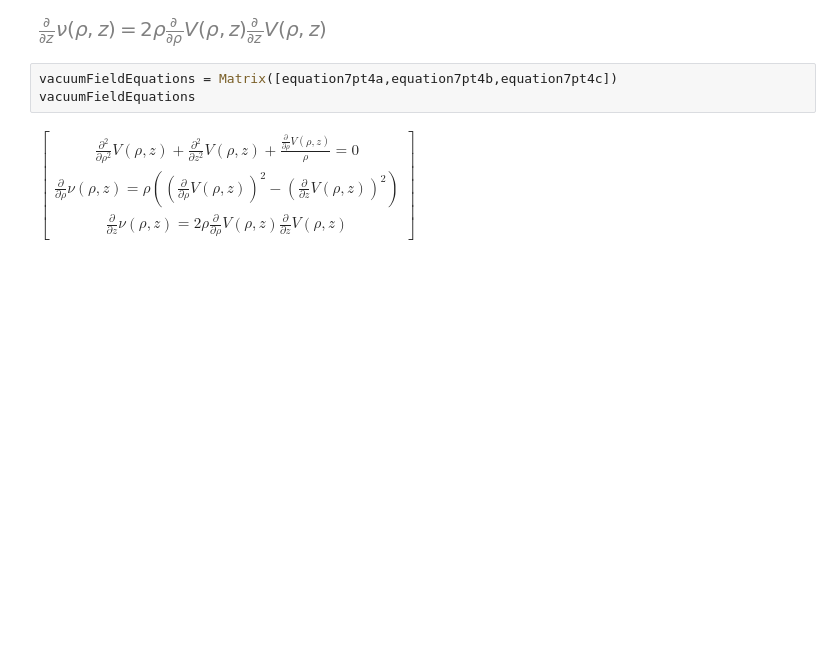
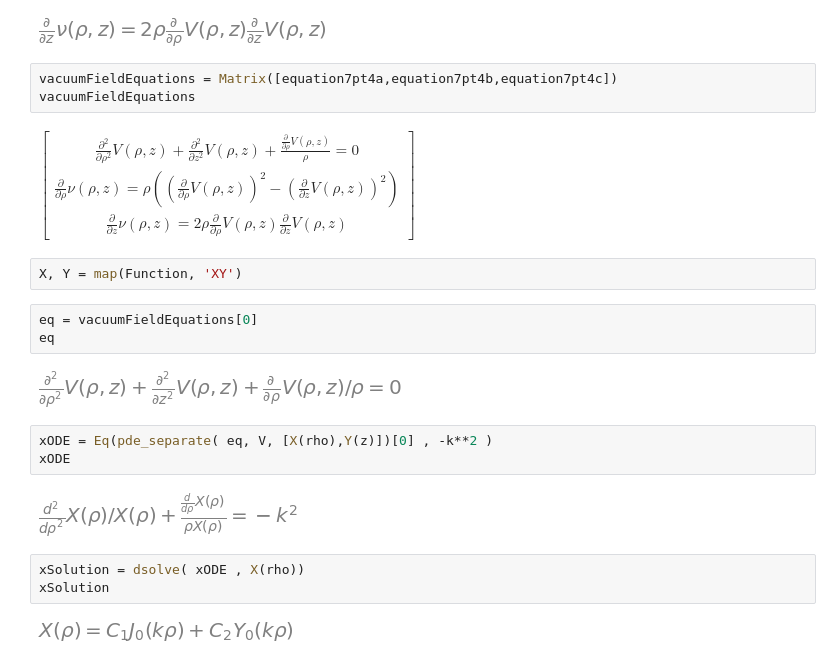
Before and after one commit to GeoffCope/General_Relativity_Python, a Jupyter notebook: Space_times_with_distribution_valued_curvature_tensors_Taub.ipynb, the cells around one changed output. Saved outputs shown, nothing was run; the diff lists cells and outputs as text; blank space fills up the shorter version.

```diff
--- a/Space_times_with_distribution_valued_curvature_tensors_Taub.ipynb
+++ b/Space_times_with_distribution_valued_curvature_tensors_Taub.ipynb
@@ -153,3 +157,20 @@ vacuumFieldEquations = Matrix([equation7pt4a,equation7pt4b,equation7pt4c])
 vacuumFieldEquations
 # %% [output]
 $\displaystyle \left[\begin{matrix}\frac{\partial^{2}}{\partial \rho^{2}} V{\left(\rho,z \right)} + \frac{\partial^{2}}{\partial z^{2}} V{\left(\rho,z \right)} + \frac{\frac{\partial}{\partial \rho} V{\left(\rho,z \right)}}{\rho} = 0\\\frac{\partial}{\partial \rho} \nu{\left(\rho,z \right)} = \rho \left(\left(\frac{\partial}{\partial \rho} V{\left(\rho,z \right)}\right)^{2} - \left(\frac{\partial}{\partial z} V{\left(\rho,z \right)}\right)^{2}\right)\\\frac{\partial}{\partial z} \nu{\left(\rho,z \right)} = 2 \rho \frac{\partial}{\partial \rho} V{\left(\rho,z \right)} \frac{\partial}{\partial z} V{\left(\rho,z \right)}\end{matrix}\right]$
+# %%
+X, Y = map(Function, 'XY')
+# %%
+eq = vacuumFieldEquations[0]
+eq
+# %% [output]
+[figure, added]
+# %%
+xODE = Eq(pde_separate( eq, V, [X(rho),Y(z)])[0] , -k**2 )
+xODE
+# %% [output]
+[figure, added]
+# %%
+xSolution = dsolve( xODE , X(rho))
+xSolution
+# %% [output]
+[figure, added]
```
Also changed, not shown: parts of 22 cells of this notebook, 6 other files.
